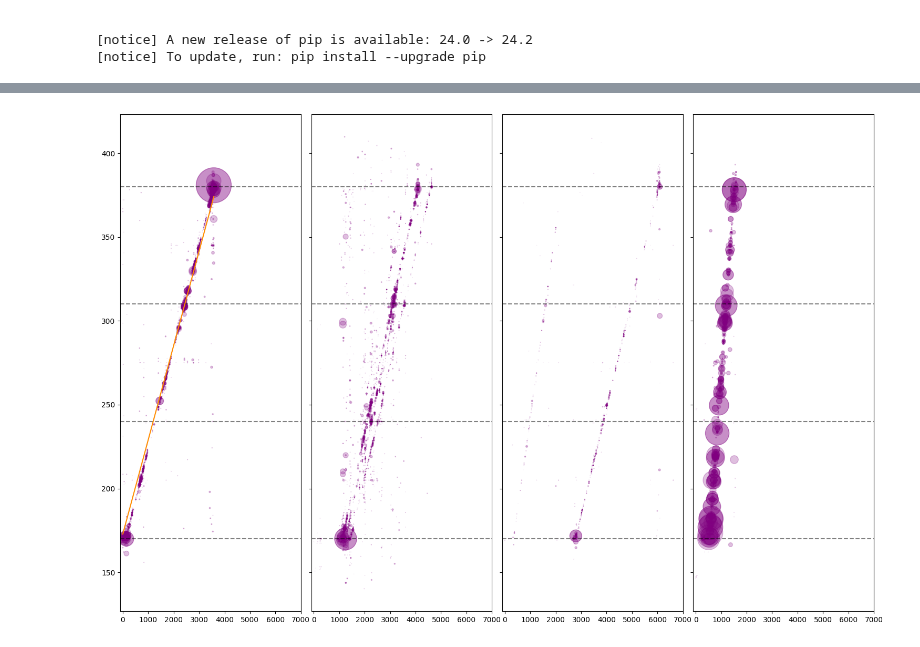
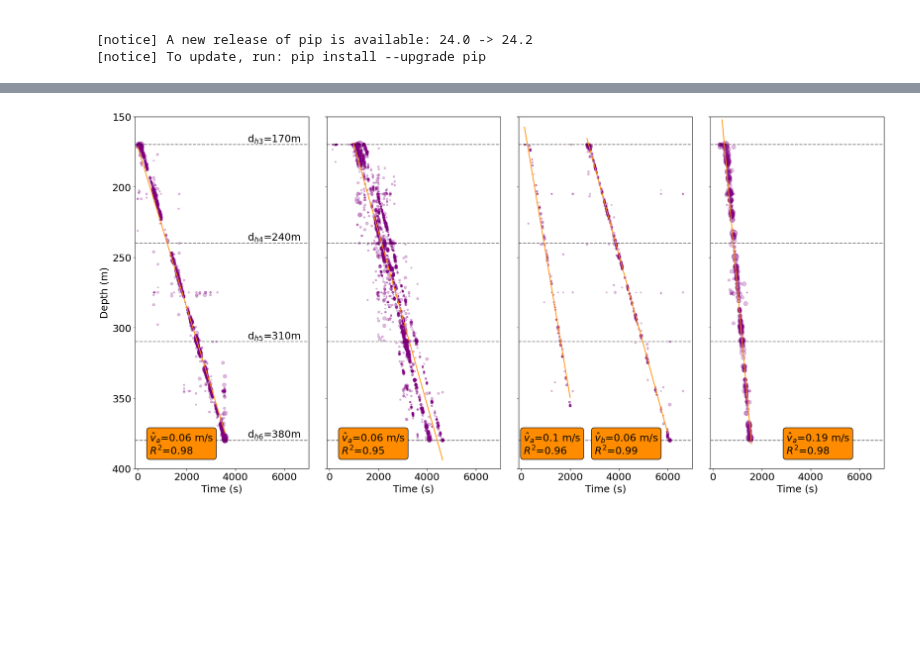
Before and after one commit to SerpRateAI/tensilePaper, a Jupyter notebook: logic_depth_migrations.ipynb, the cells around one changed output, grey strips where cells are left out. Saved outputs shown, nothing was run; the diff lists cells and outputs as text; code cells hidden in the pictures; blank space fills up the shorter version.

```diff
--- a/logic_depth_migrations.ipynb
+++ b/logic_depth_migrations.ipynb
@@ -19,6 +19,8 @@ import matplotlib.pyplot as plt
 import numpy as np
 import pandas as pd
 import statsmodels.api as sm
+
+plt.rcParams.update({'font.size': 18})
 # %%
 def import_everything(loc):
     df = pd.read_csv(loc)
@@ -28,6 +30,8 @@ def import_everything(loc):
     df['ct'] = df['t'].cumsum()
     n_total = df.shape[0]
     df = df[df.depth.between(140, 410)].copy()
+    df = df[~(df.relative_depth > 70)].copy()
+    df = df[~(df.relative_depth < 0)].copy()
     print(f'events removed outside of depth 140 to 410m: total:{n_total}; total removed:{n_total - df.shape[0]}; percent:{(n_total - df.shape[0])/n_total}')
     return df
 # %%
@@ -85,9 +89,16 @@ events removed outside of depth 140 to 410m: total:2954; total removed:101; perc
 # %%
 from mpl_toolkits.axes_grid1.inset_locator import inset_axes
 
-fig, ax = plt.subplots(1, 4, figsize=(15, 10), sharey=True, sharex=True)
-# ax[0].set_ylim(400, 150)
+fig, ax = plt.subplots(1, 4, figsize=(20, 10), sharey=True, sharex=True)
+ax[0].set_ylim(400, 150)
 ax[0].set_xlim(-100, 7000)
+
+ax[0].set_xlabel('Time (s)')
+ax[1].set_xlabel('Time (s)')
+ax[2].set_xlabel('Time (s)')
+ax[3].set_xlabel('Time (s)')
+
+ax[0].set_ylabel('Depth (m)')
 
 for a in ax:
     a.plot((-100, 10000), (170, 170), linestyle='--', color='black', alpha=0.5)
@@ -95,30 +106,71 @@ for a in ax:
     a.plot((-100, 10000), (310, 310), linestyle='--', color='black', alpha=0.5)
     a.plot((-100, 10000), (380, 380), linestyle='--', color='black', alpha=0.5)
 
-ax[0].scatter(df141.ct, df141.depth, marker='.', c='purple', s=df141.max_amp**3.2, alpha=0.25)
-ax[1].scatter(df188.ct, df188.depth, marker='.', c='purple', s=df188.max_amp**3.2, alpha=0.25)
-ax[2].scatter(df197.ct, df197.depth, marker='.', c='purple', s=df197.max_amp**3.2, alpha=0.25)
-ax[3].scatter(df211.ct, df211.depth, marker='.', c='purple', s=df211.max_amp**3.2, alpha=0.25)
+ax[0].scatter(df141.ct, df141.depth, marker='.', c='purple', s=df141.max_amp*50, alpha=0.25)
+ax[1].scatter(df188.ct, df188.depth, marker='.', c='purple', s=df188.max_amp*50, alpha=0.25)
+ax[2].scatter(df197.ct, df197.depth, marker='.', c='purple', s=df197.max_amp*50, alpha=0.25)
+ax[3].scatter(df211.ct, df211.depth, marker='.', c='purple', s=df211.max_amp*50, alpha=0.25)
 
-def wls_fit(df):
+def wls_fit_plot(df, ax, ab=False):
     y = df.depth.values
-    X = df.ct.values
+    # X = df.ct.values
+    X = df['ct'].values
+    X = sm.add_constant(X)
+    # X[:,0] = X[:,0]/2
+    # w = df.max_amp.values
+    td = pd.to_datetime('2020-01-01 12:00:00') - pd.to_datetime('2020-01-01 11:59:30')
+    w = df.set_index('origin_time').rolling(td).depth.count().values
 
-y = df141.depth.values
-X = df141.ct.values
-X = sm.add_constant(X)
-w = df141.max_amp
+    mod_wls = sm.WLS(y, X, weights=1.0 / (w ** 2), hasconst=True)
+    res_wls = mod_wls.fit()
+    # print(res_wls.summary())
+    print(f'velocity: {res_wls.params[1]}; rsquared: {res_wls.rsquared}')
+    predy = res_wls.get_prediction().summary_frame()['mean'].values
+
+    ax.plot(X[:,1], predy, color='darkorange')
+    props = dict(boxstyle='round', facecolor='darkorange')
+    if ab == 'a':
+        ax.text(s='$\hat{v}_a$'+f'={np.round(res_wls.params[1], 2)} m/s' + '\n' + f'$R^2$={np.round(res_wls.rsquared, 2)}'
+           ,x=100, y=390, bbox=props)
+    elif ab == 'b':
+        ax.text(s='$\hat{v}_b$'+f'={np.round(res_wls.params[1], 2)} m/s' + '\n' + f'$R^2$={np.round(res_wls.rsquared, 2)}'
+           ,x=3000, y=390, bbox=props)
+    elif ab == 211:
+        ax.text(s='$\hat{v}_a$'+f'={np.round(res_wls.params[1], 2)} m/s' + '\n' + f'$R^2$={np.round(res_wls.rsquared, 2)}'
+           ,x=3000, y=390, bbox=props)
+    else:
+        ax.text(s='$\hat{v}_a$'+f'={np.round(res_wls.params[1], 2)} m/s' + '\n' + f'$R^2$={np.round(res_wls.rsquared, 2)}'
+           ,x=500, y=390, bbox=props)
+    return X[:,1], predy
+
+
+wls_fit_plot(df141, ax[0])
+wls_fit_plot(df188[40:], ax[1])
+wls_fit_plot(df197[:150], ax[2], 'a')
+wls_fit_plot(df197[160:-30], ax[2], 'b')
+X, predy = wls_fit_plot(df211[10:], ax[3], 211)
+
+ax[0].text(s='d$_{h3}$=170m', x=4500, y=168)
+ax[0].text(s='d$_{h4}$=240m', x=4500, y=238)
+ax[0].text(s='d$_{h5}$=310m', x=4500, y=308)
+ax[0].text(s='d$_{h6}$=380m', x=4500, y=378)
+
+# y = df141.depth.values
+# X = df141.ct.values
+# X = sm.add_constant(X)
+# w = df141.max_amp
 # w = np.ones_like(w)
 
 # mod_wls = sm.WLS(y, X, weights=1.0 / (w ** 2))
-mod_wls = sm.WLS(y, X, weights=1.0 / (w ** 2), hasconst=True)
-res_wls = mod_wls.fit()
-print(res_wls.summary())
-predy = res_wls.get_prediction().summary_frame()['mean'].values
+# mod_wls = sm.WLS(y, X, weights=1.0 / (w ** 2), hasconst=True)
+# res_wls = mod_wls.fit()
+# print(res_wls.summary())
+# predy = res_wls.get_prediction().summary_frame()['mean'].values
 
-ax[0].plot(X[:,1], predy, color='darkorange')
-# cbar_ax = fig.add_axes([0.95, 0.15, 0.005, 0.7])
+# ax[0].plot(X[:,1], predy, color='darkorange')
+# # cbar_ax = fig.add_axes([0.95, 0.15, 0.005, 0.7])
 # fig.colorbar(cbar, cax=cbar_ax, label='Maximum Amplitude (Pa)')
 
 fig.tight_layout()
+fig.savefig('fig4.pdf', bbox_inches='tight')
 # %% [output]
@@ -142 +182 @@ strong multicollinearity or other numerical problems.
-[figure, old version]
+[figure, new version]
```
Also changed, not shown: parts of 19 cells of this notebook, 14 other files.
